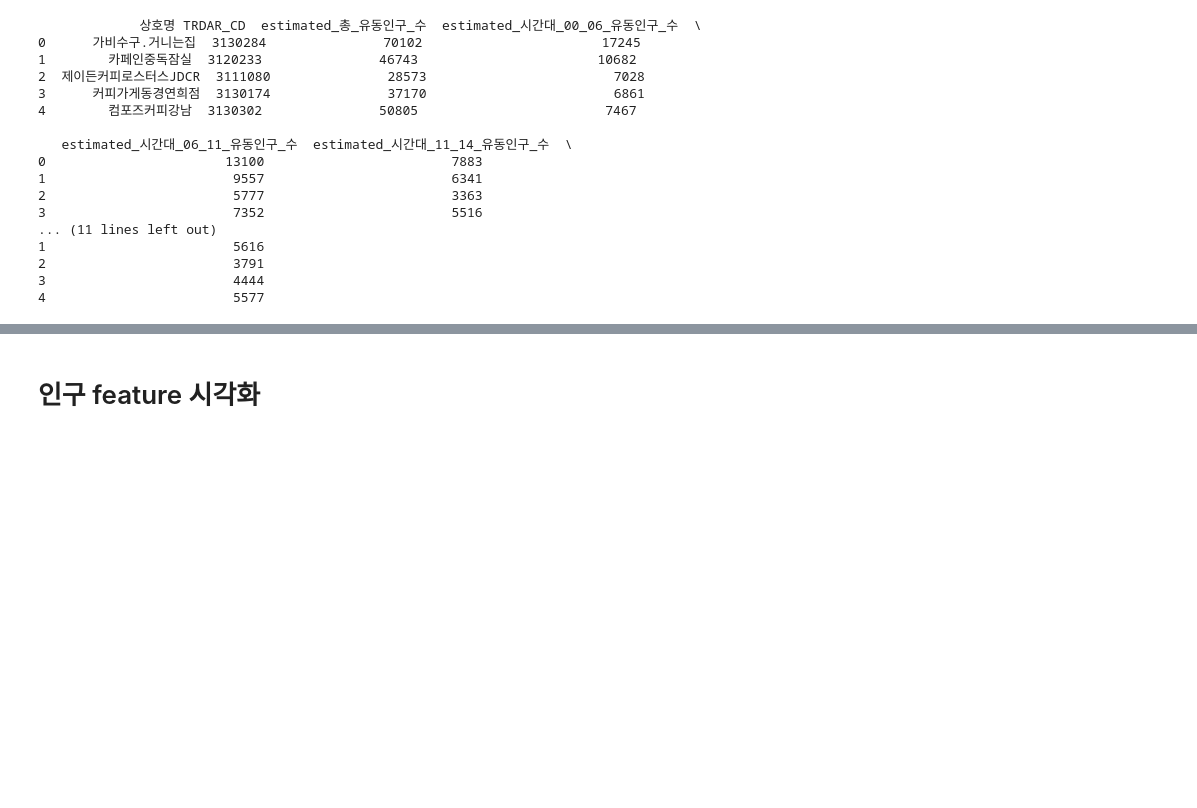
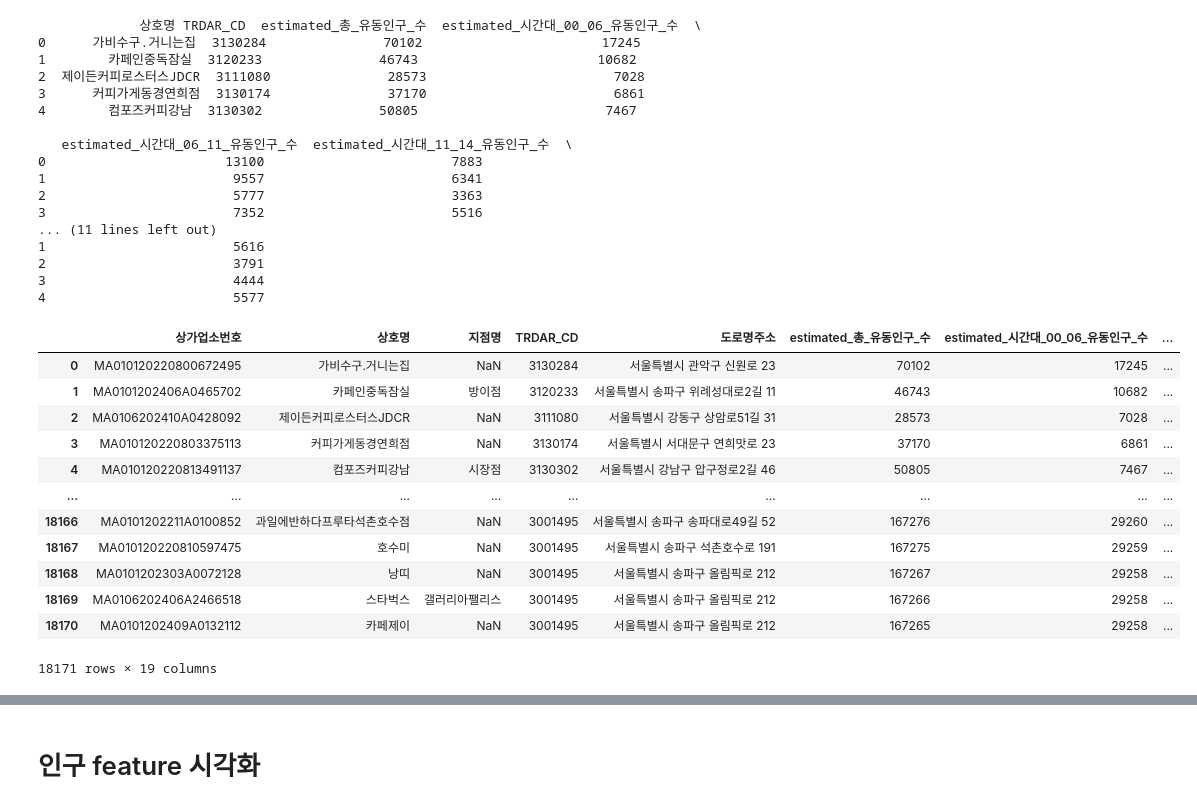
Before and after one commit to kdt-DA-bootcamp/Final-Project-2_Team1, a Jupyter notebook: code/population_analysis.ipynb, the cells around one changed output, grey strips where cells are left out. Drawn from its saved outputs; the diff is of its cells as text; code cells hidden in the pictures; blank space fills up the shorter version.

```diff
--- a/code/population_analysis.ipynb
+++ b/code/population_analysis.ipynb
@@ -49,7 +49,7 @@ df_centroids.columns = ['TRDAR_CD', '상권_lat', '상권_lon']
 df_centroids = df_centroids.copy()
 import numpy as np
 import pandas as pd
-df_store = pd.read_csv(r'C:\Users\iq750\bootcamp_git\Final-Project-2_Team1\data\점수산출\카페_상권_매핑_데이터_0426.csv')
+df_store = pd.read_csv(r'C:\Users\iq750\bootcamp_git\Final-Project-2_Team1\data\카페_상권_매핑_데이터_중복제거.csv')
 df_store['TRDAR_CD'] = df_store['TRDAR_CD'].astype(str)
 df_centroids['TRDAR_CD'] = df_centroids['TRDAR_CD'].astype(str)
 df_store = df_store.merge(df_centroids, on='TRDAR_CD', how='left')
@@ -189 +192,37 @@ df_save =  ['상가업소번호','상호명','지점명','TRDAR_CD','도로명
 df_save.to_csv(r'C:\Users\iq750\bootcamp_git\Final-Project-2_Team1\data\카페_유동인구분배_0502.csv', encoding='utf-8-sig', index = False)
+# %%
+# 유동인구 추정 칼럼 리스트
+import pandas as pd
+df_save = pd.read_csv(r'C:\Users\iq750\bootcamp_git\Final-Project-2_Team1\data\카페_유동인구분배_0502.csv')
+estimated_cols = [
+    'estimated_총_유동인구_수',
+    'estimated_시간대_00_06_유동인구_수', 'estimated_시간대_06_11_유동인구_수',
+    'estimated_시간대_11_14_유동인구_수', 'estimated_시간대_14_17_유동인구_수',
+    'estimated_시간대_17_21_유동인구_수', 'estimated_시간대_21_24_유동인구_수'
+]
+
+# 도로명주소 기준 합산
+address_sums = df_save.groupby('도로명주소')[estimated_cols].sum().reset_index()
+
+# 컬럼 이름 바꾸기 (estimated_{col}_total 형식)
+address_sums = address_sums.rename(columns={col: f'{col}_total' for col in estimated_cols})
+
+# 원본과 병합
+df_save = df_save.merge(address_sums, on='도로명주소', how='left')
+
+cols = ['상가업소번호','상호명','지점명','TRDAR_CD','도로명주소'] + [f'estimated_{col}_total' for col in pop_columns]
+df_save
+# %% [output]
+|  | 상가업소번호 | 상호명 | 지점명 | TRDAR_CD | 도로명주소 | estimated_총_유동인구_수 | estimated_시간대_00_06_유동인구_수 | ... |
+| 0 | MA010120220800672495 | 가비수구.거니는집 | NaN | 3130284 | 서울특별시 관악구 신원로 23 | 70102 | 17245 | ... |
+| 1 | MA0101202406A0465702 | 카페인중독잠실 | 방이점 | 3120233 | 서울특별시 송파구 위례성대로2길 11 | 46743 | 10682 | ... |
+| 2 | MA0106202410A0428092 | 제이든커피로스터스JDCR | NaN | 3111080 | 서울특별시 강동구 상암로51길 31 | 28573 | 7028 | ... |
+| 3 | MA010120220803375113 | 커피가게동경연희점 | NaN | 3130174 | 서울특별시 서대문구 연희맛로 23 | 37170 | 6861 | ... |
+| 4 | MA010120220813491137 | 컴포즈커피강남 | 시장점 | 3130302 | 서울특별시 강남구 압구정로2길 46 | 50805 | 7467 | ... |
+| ... | ... | ... | ... | ... | ... | ... | ... | ... |
+| 18166 | MA0101202211A0100852 | 과일에반하다프루타석촌호수점 | NaN | 3001495 | 서울특별시 송파구 송파대로49길 52 | 167276 | 29260 | ... |
+| 18167 | MA010120220810597475 | 호수미 | NaN | 3001495 | 서울특별시 송파구 석촌호수로 191 | 167275 | 29259 | ... |
+| 18168 | MA0101202303A0072128 | 낭띠 | NaN | 3001495 | 서울특별시 송파구 올림픽로 212 | 167267 | 29258 | ... |
+| 18169 | MA0106202406A2466518 | 스타벅스 | 갤러리아팰리스 | 3001495 | 서울특별시 송파구 올림픽로 212 | 167266 | 29258 | ... |
+| 18170 | MA0101202409A0132112 | 카페제이 | NaN | 3001495 | 서울특별시 송파구 올림픽로 212 | 167265 | 29258 | ... |
+18171 rows × 19 columns
```
Also changed, not shown: parts of 9 cells of this notebook, 14 other files.
